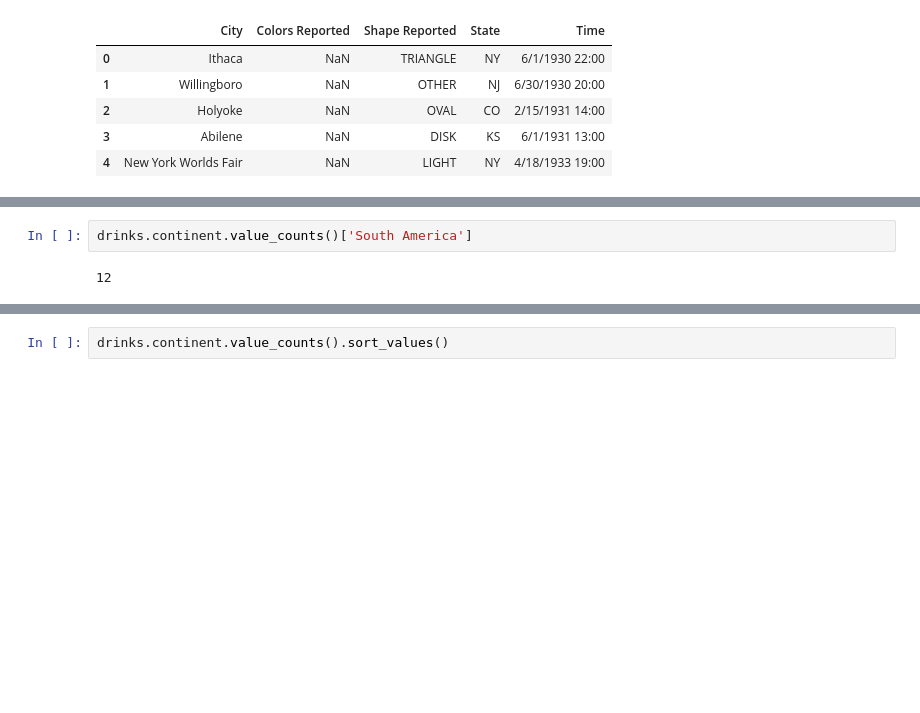
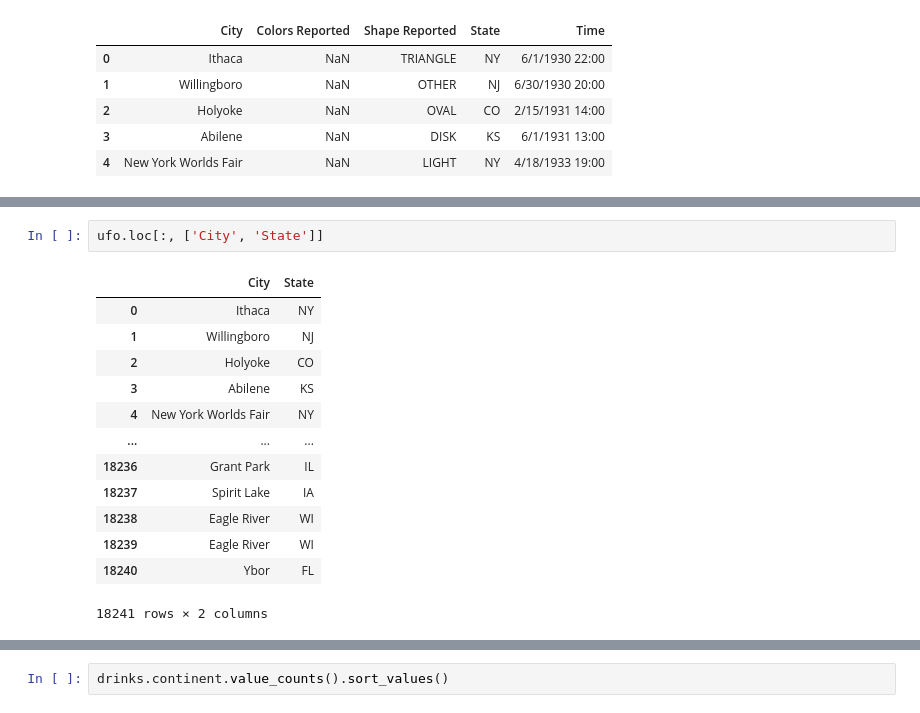
Before and after one commit to ananta-dev/dataschool-Pandas-in-30-days, a Jupyter notebook: notebooks/day19-Select-Multiple-Rows-and-Columns.ipynb, the cells around one changed output, grey strips where cells are left out. Saved outputs shown, nothing was run; the diff lists cells and outputs as text; blank space fills up the shorter version.

```diff
--- a/notebooks/day19-Select-Multiple-Rows-and-Columns.ipynb
+++ b/notebooks/day19-Select-Multiple-Rows-and-Columns.ipynb
@@ -64,5 +62,17 @@ Index(['Africa', 'Europe', 'Asia', 'North America', 'Oceania',
 # %%
-drinks.continent.value_counts()['South America']
+ufo.loc[:, ['City', 'State']]
 # %% [output]
+|  | City | State |
+| 0 | Ithaca | NY |
+| 1 | Willingboro | NJ |
+| 2 | Holyoke | CO |
+| 3 | Abilene | KS |
+| 4 | New York Worlds Fair | NY |
+| ... | ... | ... |
+| 18236 | Grant Park | IL |
+| 18237 | Spirit Lake | IA |
+| 18238 | Eagle River | WI |
+| 18239 | Eagle River | WI |
+| 18240 | Ybor | FL |
-12
+18241 rows × 2 columns
 # %%
```
Also changed, not shown: parts of 6 cells of this notebook.
